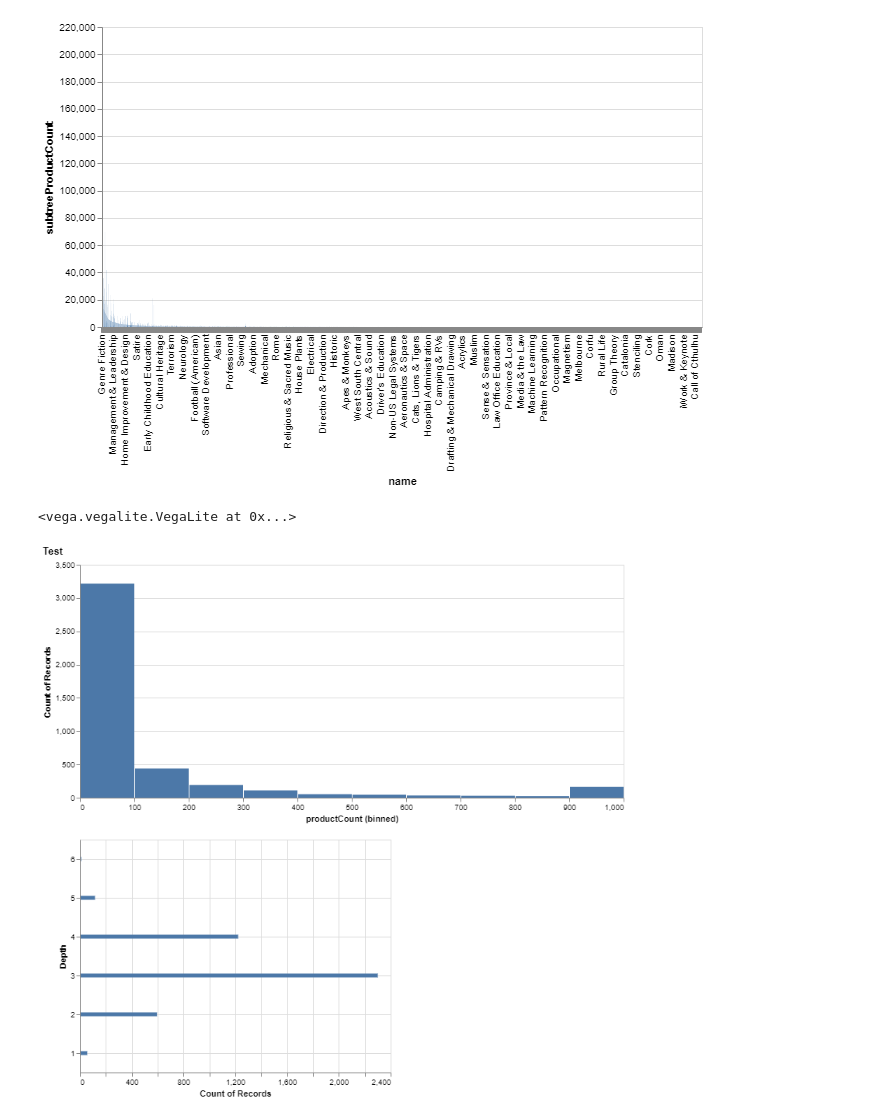
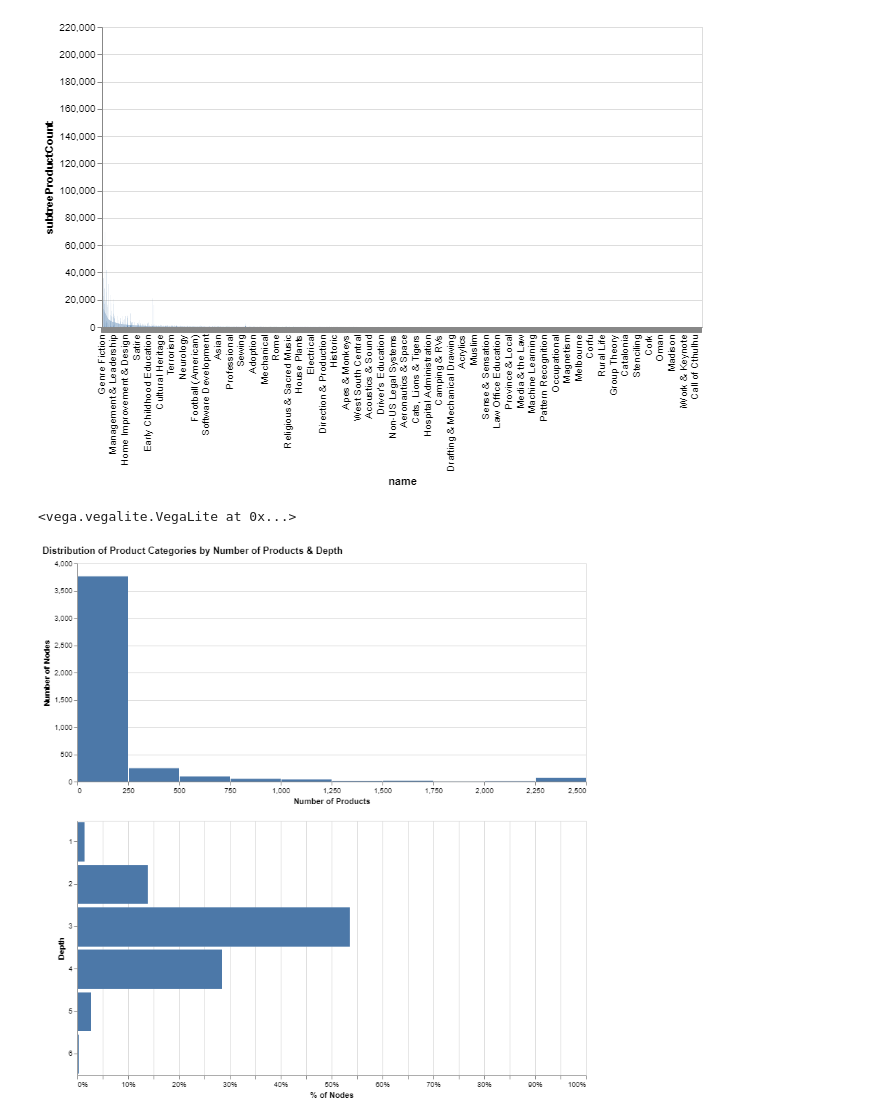
Before and after one commit to stewarthkerr/CS765_DC3, a Jupyter notebook: code/kerr_dc3.ipynb, the cells around one changed output. Drawn from its saved outputs; the diff is of its cells as text; code cells hidden in the pictures.

Commit message:
Finished 2nd design, Number of nodes x number of products, % of nodes x depth

```diff
--- a/code/kerr_dc3.ipynb
+++ b/code/kerr_dc3.ipynb
@@ -52,23 +52,43 @@ alt.Chart(books_df).mark_bar().encode(
 <vega.vegalite.VegaLite at 0x...>
 [figure]
 # %%
+#Selection for top chart
+brush = alt.selection_interval(encodings=['x'],empty='all')
+
+#Product categories by number of products
 top = alt.Chart(books_df[1:]).mark_bar().encode(
-    alt.X("productCount:Q",
-          bin=alt.BinParams(extent = [0,1000]),
-          scale=alt.Scale(domain=(0, 1000))),
-    y='count()',
-).properties(width = 700)
+        alt.X("productCount:Q",
+          bin=alt.BinParams(extent = [0,2500], step = 250),
+          scale=alt.Scale(domain=(0, 2500)),
+          axis=alt.Axis(title="Number of Products")),
+        alt.Y('count()',
+          axis=alt.Axis(title = "Number of Nodes"))
+    ).properties(width = 700
+    ).add_selection(brush)
 
+#Product categories by depth
 bottom = alt.Chart(books_df[1:]).mark_bar().encode(
-    alt.X("count()"),
-    y='Depth:Q',
-)
+        alt.X("percent_of_total:Q",
+             scale=alt.Scale(domain=(0,1)),
+             axis=alt.Axis(title = "% of Nodes", format = '.0%')),
+        alt.Y('Depth:O',
+              scale=alt.Scale(domain=(1,2,3,4,5,6)))
+    ).properties(width = 700, height = 350
+    ).transform_filter(brush
+    ).transform_joinaggregate(
+        total_count='count(Depth)'
+    ).transform_joinaggregate(
+        depth_count='count(Depth)',
+        groupby=['Depth']
+    ).transform_calculate(
+        percent_of_total = "datum.depth_count / datum.total_count")
+
 
 alt.vconcat(top,
             bottom,
             data=books_df,
-            title = "Test",
+            title = "Distribution of Product Categories by Number of Products & Depth",
             resolve = alt.Resolve(scale=alt.LegendResolveMap(color=alt.ResolveMode('independent')))).display()
 # %% [output]
 <vega.vegalite.VegaLite at 0x...>
-[figure, old version]
+[figure, new version]
```
Also changed, not shown: 1 other file.
